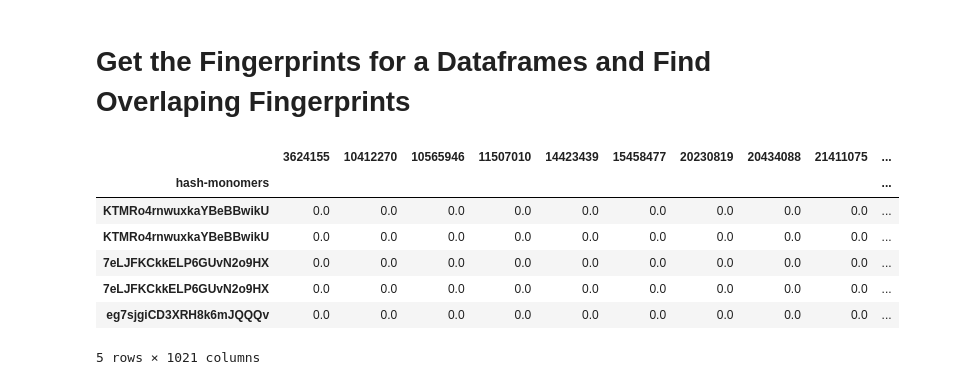
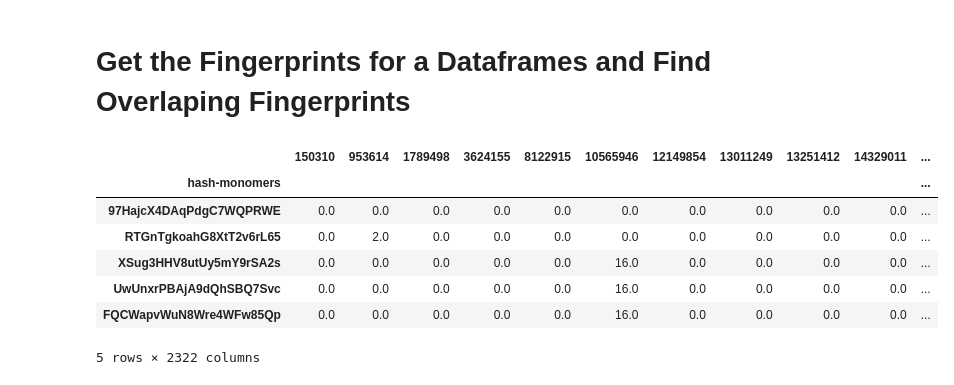
Before and after one commit to NREL/polyID, a Jupyter notebook: examples/example_determine_domain-of-validity.ipynb, the cells around one changed output. Saved outputs shown, nothing was run; the diff lists cells and outputs as text; code cells hidden in the pictures.

```diff
--- a/examples/example_determine_domain-of-validity.ipynb
+++ b/examples/example_determine_domain-of-validity.ipynb
@@ -15,26 +18,26 @@ pd.DataFrame(dov.get_fp(smiles)).T
 # Get the Fingerprints for a Dataframes and Find Overlaping Fingerprints
 # %%
 # import data
-dftrain = pd.read_csv('../data/example_polymer_smiles_train.csv',index_col=0)
-dftest = pd.read_csv('../data/example_polymer_smiles_test.csv',index_col=0)
+dftrain = pd.read_csv('../data/dftrain.csv',index_col=0)
+dftest = pd.read_csv('../data/dftest.csv',index_col=0)
 
 # # split training and prediction dataframes for only one example replicate strucuture into example train and prediction dataframes
 # data = data[data.replicate_structure==0]
 # dftrain = data.iloc[0:231]
 # dfpredict = data.iloc[231:289]
 
 # generate fingerprint dataframe for training set
 dftrain_fps = dov.get_fps(dftrain)
 dftrain_fps.head()
 # %% [output]
-|  | 3624155 | 10412270 | 10565946 | 11507010 | 14423439 | 15458477 | 20230819 | 20434088 | 21411075 | ... |
-| hash-monomers |  |  |  |  |  |  |  |  |  | ... |
-| KTMRo4rnwuxkaYBeBBwikU | 0.0 | 0.0 | 0.0 | 0.0 | 0.0 | 0.0 | 0.0 | 0.0 | 0.0 | ... |
-| KTMRo4rnwuxkaYBeBBwikU | 0.0 | 0.0 | 0.0 | 0.0 | 0.0 | 0.0 | 0.0 | 0.0 | 0.0 | ... |
-| 7eLJFKCkkELP6GUvN2o9HX | 0.0 | 0.0 | 0.0 | 0.0 | 0.0 | 0.0 | 0.0 | 0.0 | 0.0 | ... |
-| 7eLJFKCkkELP6GUvN2o9HX | 0.0 | 0.0 | 0.0 | 0.0 | 0.0 | 0.0 | 0.0 | 0.0 | 0.0 | ... |
-| eg7sjgiCD3XRH8k6mJQQQv | 0.0 | 0.0 | 0.0 | 0.0 | 0.0 | 0.0 | 0.0 | 0.0 | 0.0 | ... |
+|  | 150310 | 953614 | 1789498 | 3624155 | 8122915 | 10565946 | 12149854 | 13011249 | 13251412 | 14329011 | ... |
+| hash-monomers |  |  |  |  |  |  |  |  |  |  | ... |
+| 97HajcX4DAqPdgC7WQPRWE | 0.0 | 0.0 | 0.0 | 0.0 | 0.0 | 0.0 | 0.0 | 0.0 | 0.0 | 0.0 | ... |
+| RTGnTgkoahG8XtT2v6rL65 | 0.0 | 2.0 | 0.0 | 0.0 | 0.0 | 0.0 | 0.0 | 0.0 | 0.0 | 0.0 | ... |
+| XSug3HHV8utUy5mY9rSA2s | 0.0 | 0.0 | 0.0 | 0.0 | 0.0 | 16.0 | 0.0 | 0.0 | 0.0 | 0.0 | ... |
+| UwUnxrPBAjA9dQhSBQ7Svc | 0.0 | 0.0 | 0.0 | 0.0 | 0.0 | 16.0 | 0.0 | 0.0 | 0.0 | 0.0 | ... |
+| FQCWapvWuN8Wre4WFw85Qp | 0.0 | 0.0 | 0.0 | 0.0 | 0.0 | 16.0 | 0.0 | 0.0 | 0.0 | 0.0 | ... |
-5 rows × 1021 columns
+5 rows × 2322 columns
 # %%
 # calculate the number of fingerprints found in the prediction polymers that are not in the training set polymers (fps_notin_train)
 dftest_dov = dov.get_fps_overlap(dftest,dftrain_fps)
```
Also changed, not shown: parts of 2 cells of this notebook, 14 other files.
